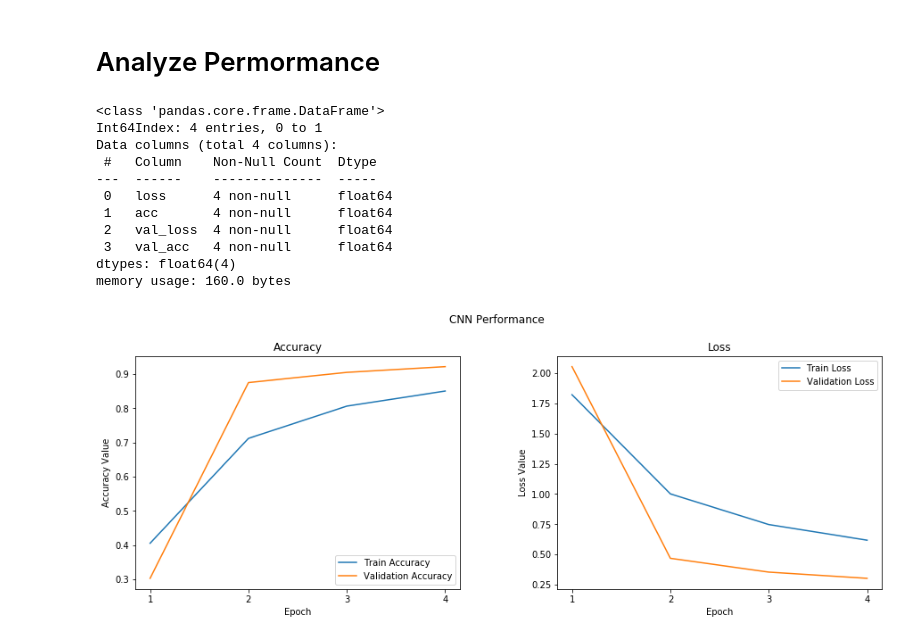
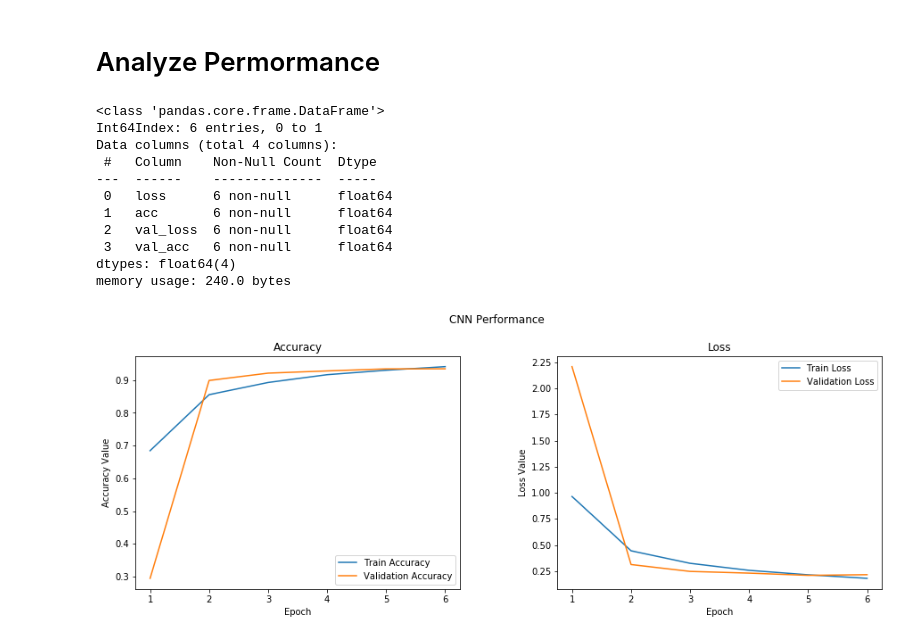
Before and after one commit to urvi367/CIFAR-10-Dataset, a Jupyter notebook: ResNet50 transfer learning.ipynb, the cells around one changed output. Drawn from its saved outputs; the diff is of its cells as text; code cells hidden in the pictures.

Commit message:
Add files via upload
model update

```diff
--- a/ResNet50 transfer learning.ipynb
+++ b/ResNet50 transfer learning.ipynb
@@ -95,8 +95,8 @@ Labels: [0 1 2 3 4 5 6 7 8 9]
 #one hot encode target variable
 
 num_classes = 10
-y_train = np_utils.to_categorical(y_train,num_classes)
-y_test = np_utils.to_categorical(y_test,num_classes)
+y_train = utils.to_categorical(y_train,num_classes)
+y_test = utils.to_categorical(y_test,num_classes)
 # %%
 y_test[2]
 # %% [output]
@@ -127,16 +127,16 @@ Non-trainable params: 53,120
 __________________________________________________________________________________________________
 # %%
 model = Sequential()
-model.add(layers.UpSampling2D((2,2)))
+model.add(layers.UpSampling2D((2,2), input_shape=x_train.shape[1:]))
 model.add(layers.UpSampling2D((2,2)))
 model.add(conv_base)
 model.add(layers.Flatten())
 model.add(layers.BatchNormalization())
 model.add(layers.Dense(128, activation='relu'))
-model.add(layers.Dropout(0.5))
+#model.add(layers.Dropout(0.5))
 model.add(layers.BatchNormalization())
 model.add(layers.Dense(64, activation='relu'))
-model.add(layers.Dropout(0.5))
+#model.add(layers.Dropout(0.5))
 model.add(layers.BatchNormalization())
 model.add(layers.Dense(10, activation='softmax'))
 
@@ -179,0 +180,3 @@ Epoch 2/2
+# %%
+#train
+history2 = model.fit(datagen.flow(x_train, y_train, batch_size=64), verbose=1, epochs=2, validation_data=(x_test, y_test))
@@ -236,40 +244,41 @@ True Labels:  ['bird', 'automobile', 'cat', 'horse', 'cat', 'automobile', 'frog'
 import pandas as pd
 hist_df = pd.DataFrame(history.history)
 hist_df = hist_df.append(pd.DataFrame(history1.history))
+hist_df = hist_df.append(pd.DataFrame(history2.history))
 # %%
 hist_df.info()
 # %% [output]
 <class 'pandas.core.frame.DataFrame'>
-Int64Index: 4 entries, 0 to 1
+Int64Index: 6 entries, 0 to 1
 Data columns (total 4 columns):
  #   Column    Non-Null Count  Dtype
 ---  ------    --------------  -----
- 0   loss      4 non-null      float64
- 1   acc       4 non-null      float64
- 2   val_loss  4 non-null      float64
- 3   val_acc   4 non-null      float64
+ 0   loss      6 non-null      float64
+ 1   acc       6 non-null      float64
+ 2   val_loss  6 non-null      float64
+ 3   val_acc   6 non-null      float64
 dtypes: float64(4)
-memory usage: 160.0 bytes
+memory usage: 240.0 bytes
 # %%
 f, (ax1, ax2) = plt.subplots(1, 2, figsize=(15, 5))
 t = f.suptitle('CNN Performance', fontsize=12)
 f.subplots_adjust(top=0.85, wspace=0.3)
 
-epochs = list(range(1,4+1))
+epochs = list(range(1,6+1))
 ax1.plot(epochs, hist_df['acc'], label='Train Accuracy')
 ax1.plot(epochs, hist_df['val_acc'], label='Validation Accuracy')
 ax1.set_xticks(epochs)
 ax1.set_ylabel('Accuracy Value')
 ax1.set_xlabel('Epoch')
 ax1.set_title('Accuracy')
 l1 = ax1.legend(loc="best")
 
 ax2.plot(epochs, hist_df['loss'], label='Train Loss')
 ax2.plot(epochs, hist_df['val_loss'], label='Validation Loss')
 ax2.set_xticks(epochs)
 ax2.set_ylabel('Loss Value')
 ax2.set_xlabel('Epoch')
 ax2.set_title('Loss')
 l2 = ax2.legend(loc="best")
 # %% [output]
-[figure, old version]
+[figure, new version]
```
Also changed, not shown: parts of 10 cells of this notebook.
